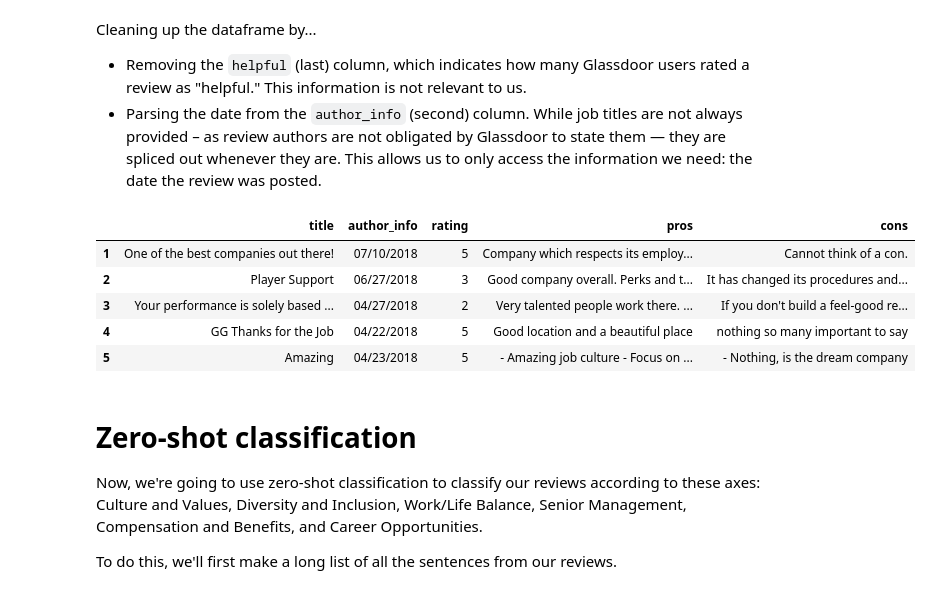
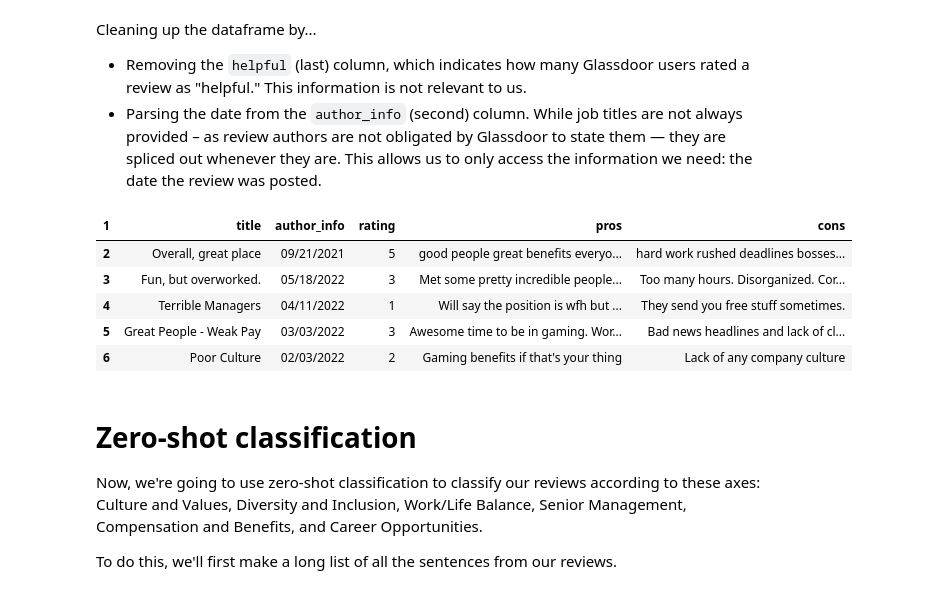
Before and after one commit to michellecchen/cs72_final, a Jupyter notebook: activision.ipynb, the cells around one changed output. Cells and saved outputs as stored; diff of their text form; code cells hidden in the pictures.

```diff
--- a/activision.ipynb
+++ b/activision.ipynb
@@ -23,7 +23,7 @@ Converting the spreadsheet to a Pandas Dataframe
 # %%
 import pandas as pd
 # %%
-riot_df = pd.DataFrame.from_records(rows)
-display(riot_df)
+activision_df = pd.DataFrame.from_records(rows)
+display(activision_df)
 # %% [output]
 |  | 0 | 1 | 2 | 3 | 4 | 5 |
@@ -42,6 +42,6 @@ display(riot_df)
 # %%
 # Designating the first row of the dataframe as the header
-riot_df.columns = riot_df.iloc[0]
-riot_df = riot_df[1:]
-riot_df.head()
+activision_df.columns = activision_df.iloc[0]
+activision_df = activision_df[1:]
+activision_df.head()
 # %% [output]
@@ -58,7 +58,7 @@ Cleaning up the dataframe by...
 - Parsing the date from the `author_info` (second) column. While job titles are not always provided – as review authors are not obligated by Glassdoor to state them — they are spliced out whenever they are. This allows us to only access the information we need: the date the review was posted.
 # %%
 # Remove last column by its title
-riot_df = riot_df.drop('helpful', 1)
+activision_df = activision_df.drop('helpful', 1)
 # %%
 import datetime
 # %%
@@ -83,7 +83,7 @@ def format_date(original_date):
   return date_formatted
 # %%
 # Extract the date from the last column
-for index, row in riot_df.iterrows():
+for index, row in activision_df.iterrows():
 
   delimiter = ' - '
   split_info = row['author_info'].split(delimiter)
@@ -104,16 +104,16 @@ for index, row in riot_df.iterrows():
   date_formatted = format_date(date_published)
 
   # Update the dataframe.
-  riot_df.loc[index, 'author_info'] = date_formatted
+  activision_df.loc[index, 'author_info'] = date_formatted
 # %%
-riot_df.head()
+activision_df.head()
 # %% [output]
-|  | title | author_info | rating | pros | cons |
-| 1 | One of the best companies out there! | 07/10/2018 | 5 | Company which respects its employ... | Cannot think of a con. |
-| 2 | Player Support | 06/27/2018 | 3 | Good company overall. Perks and t... | It has changed its procedures and... |
-| 3 | Your performance is solely based ... | 04/27/2018 | 2 | Very talented people work there. ... | If you don't build a feel-good re... |
-| 4 | GG Thanks for the Job | 04/22/2018 | 5 | Good location and a beautiful place | nothing so many important to say |
-| 5 | Amazing | 04/23/2018 | 5 | - Amazing job culture - Focus on ... | - Nothing, is the dream company |
+| 1 | title | author_info | rating | pros | cons |
+| 2 | Overall, great place | 09/21/2021 | 5 | good people great benefits everyo... | hard work rushed deadlines bosses... |
+| 3 | Fun, but overworked. | 05/18/2022 | 3 | Met some pretty incredible people... | Too many hours. Disorganized. Cor... |
+| 4 | Terrible Managers | 04/11/2022 | 1 | Will say the position is wfh but ... | They send you free stuff sometimes. |
+| 5 | Great People - Weak Pay | 03/03/2022 | 3 | Awesome time to be in gaming. Wor... | Bad news headlines and lack of cl... |
+| 6 | Poor Culture | 02/03/2022 | 2 | Gaming benefits if that's your thing | Lack of any company culture |
 # %% [markdown]
 # Zero-shot classification
 
```
Also changed, not shown: parts of 15 cells of this notebook, 6 other files.
